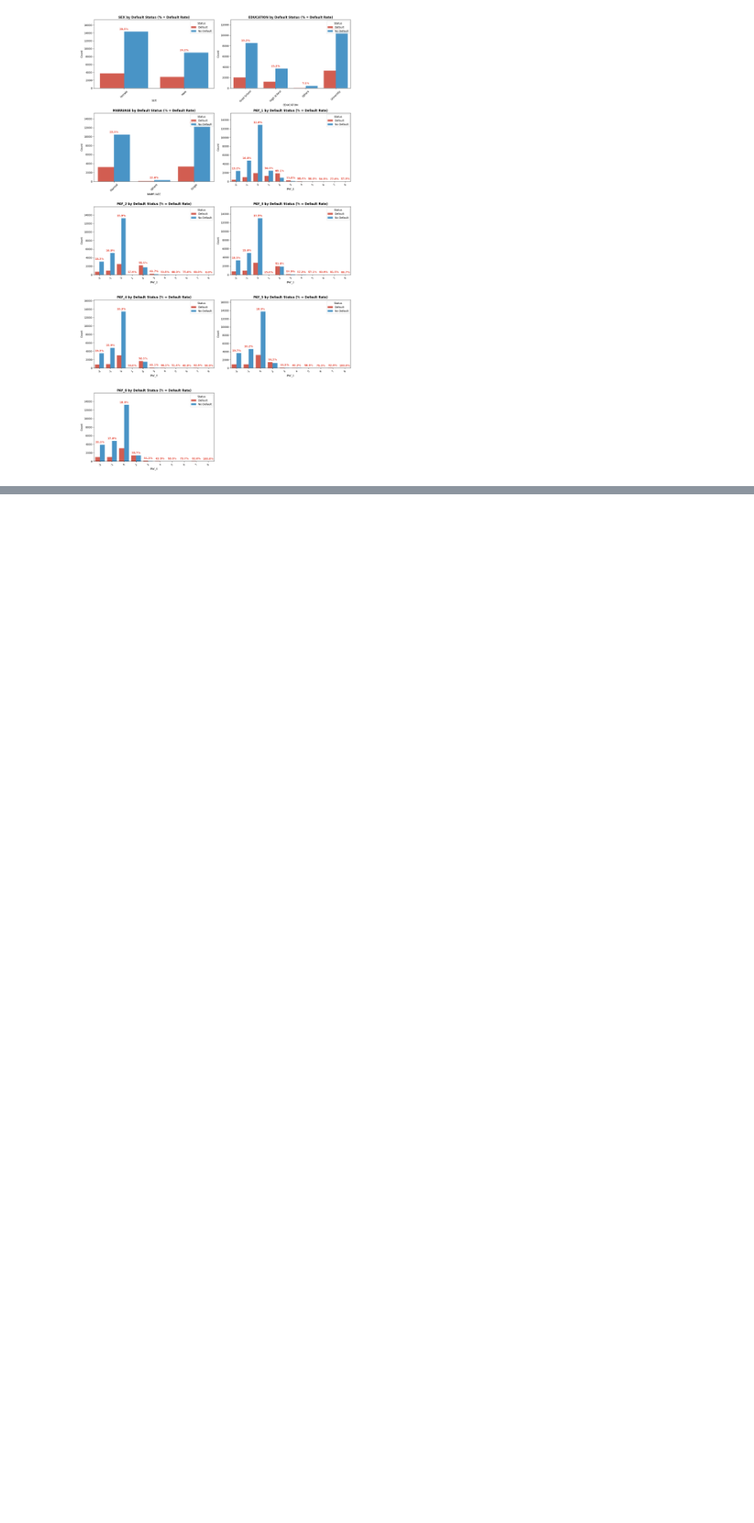
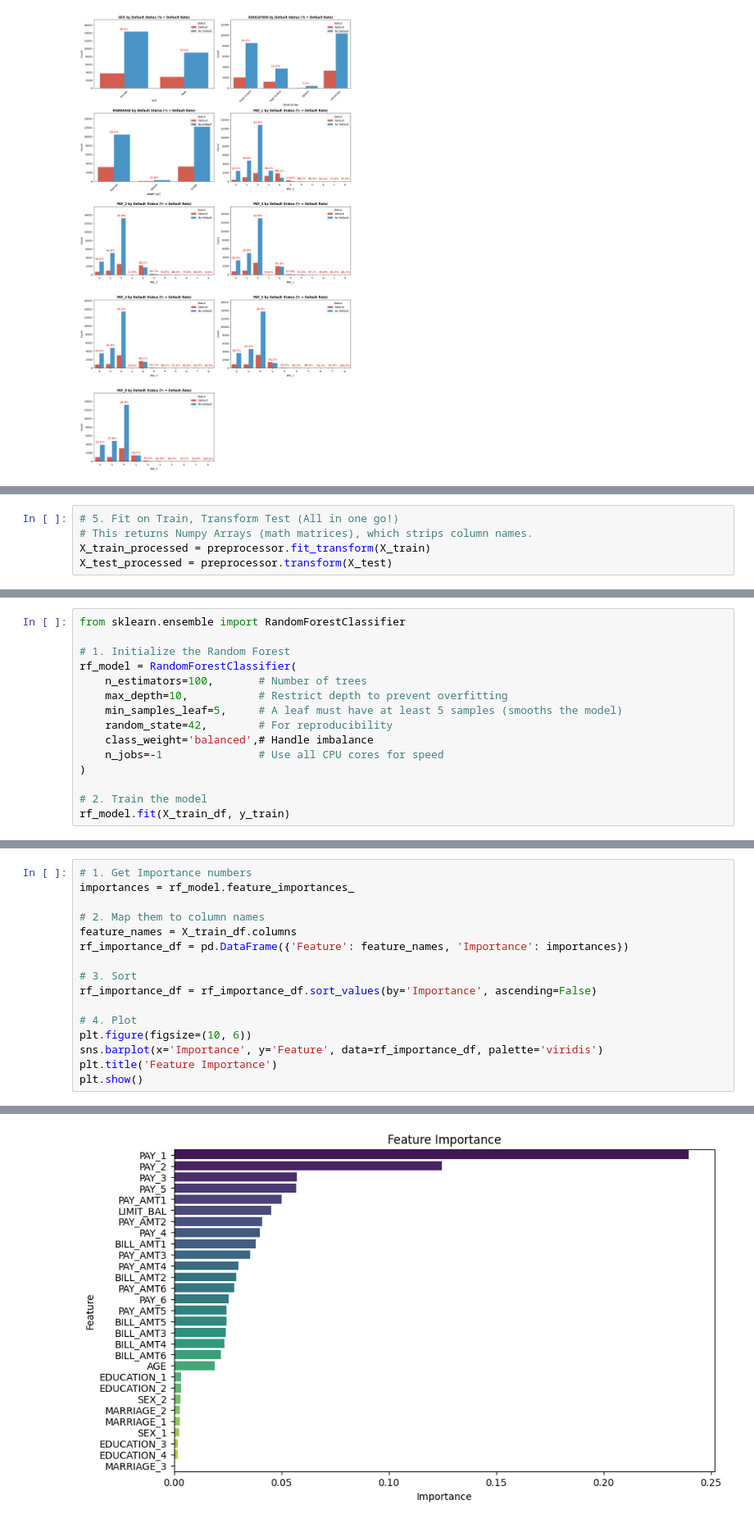
Before and after one commit to dakboiszzz/credit-default-insights, a Jupyter notebook: notebooks/data_exploration.ipynb, the cells around one changed output, grey strips where cells are left out. Shown at 82% size. Saved outputs shown, nothing was run; the diff lists cells and outputs as text; blank space fills up the shorter version.

```diff
--- a/notebooks/data_exploration.ipynb
+++ b/notebooks/data_exploration.ipynb
@@ -577,0 +637,5 @@ plt.show()
+# %%
+# 5. Fit on Train, Transform Test (All in one go!)
+# This returns Numpy Arrays (math matrices), which strips column names.
+X_train_processed = preprocessor.fit_transform(X_train)
+X_test_processed = preprocessor.transform(X_test)
@@ -577,0 +754,15 @@ plt.show()
+# %%
+from sklearn.ensemble import RandomForestClassifier
+
+# 1. Initialize the Random Forest
+rf_model = RandomForestClassifier(
+    n_estimators=100,       # Number of trees
+    max_depth=10,           # Restrict depth to prevent overfitting
+    min_samples_leaf=5,     # A leaf must have at least 5 samples (smooths the model)
+    random_state=42,        # For reproducibility
+    class_weight='balanced',# Handle imbalance
+    n_jobs=-1               # Use all CPU cores for speed
+)
+
+# 2. Train the model
+rf_model.fit(X_train_df, y_train)
@@ -577,0 +828,17 @@ plt.show()
+# %%
+# 1. Get Importance numbers
+importances = rf_model.feature_importances_
+
+# 2. Map them to column names
+feature_names = X_train_df.columns
+rf_importance_df = pd.DataFrame({'Feature': feature_names, 'Importance': importances})
+
+# 3. Sort
+rf_importance_df = rf_importance_df.sort_values(by='Importance', ascending=False)
+
+# 4. Plot
+plt.figure(figsize=(10, 6))
+sns.barplot(x='Importance', y='Feature', data=rf_importance_df, palette='viridis')
+plt.title('Feature Importance')
+plt.show()
+# %% [output]
@@ -577,0 +848 @@ plt.show()
+[figure, added]
```
Also changed, not shown: parts of 36 cells of this notebook.
